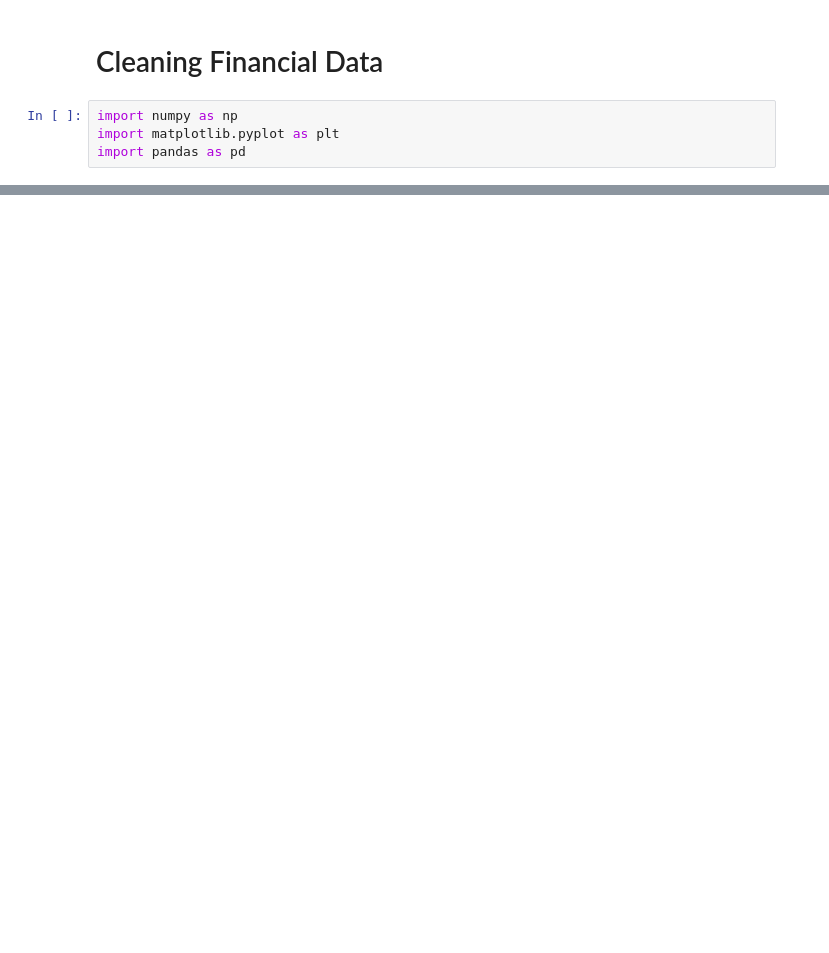
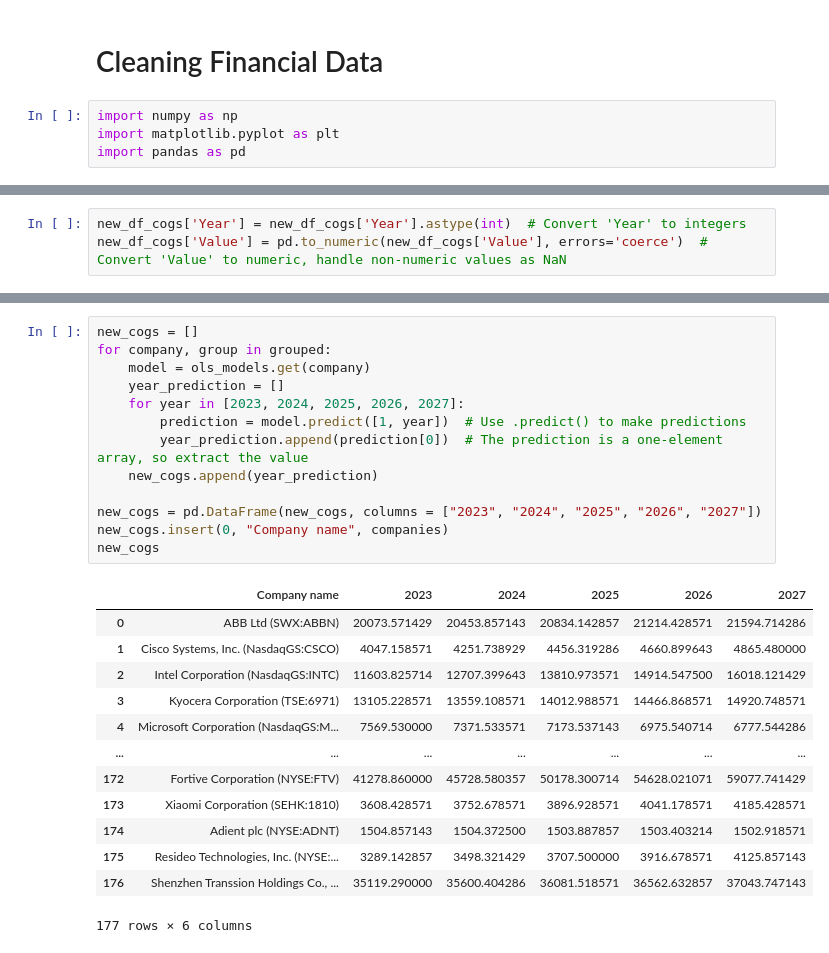
Before and after one commit to lucasleforest/analyticslab, a Jupyter notebook: Clean_Financial_Data.ipynb, the cells around one changed output, grey strips where cells are left out. Drawn from its saved outputs; the diff is of its cells as text; blank space fills up the shorter version.

```diff
--- a/Clean_Financial_Data.ipynb
+++ b/Clean_Financial_Data.ipynb
@@ -56,0 +99,3 @@ array([[2016],
+# %%
+new_df_cogs['Year'] = new_df_cogs['Year'].astype(int)  # Convert 'Year' to integers
+new_df_cogs['Value'] = pd.to_numeric(new_df_cogs['Value'], errors='coerce')  # Convert 'Value' to numeric, handle non-numeric values as NaN
@@ -56,0 +143,27 @@ array([[2016],
+# %%
+new_cogs = []
+for company, group in grouped:
+    model = ols_models.get(company)
+    year_prediction = []
+    for year in [2023, 2024, 2025, 2026, 2027]:
+        prediction = model.predict([1, year])  # Use .predict() to make predictions
+        year_prediction.append(prediction[0])  # The prediction is a one-element array, so extract the value
+    new_cogs.append(year_prediction)
+
+new_cogs = pd.DataFrame(new_cogs, columns = ["2023", "2024", "2025", "2026", "2027"])
+new_cogs.insert(0, "Company name", companies)
+new_cogs
+# %% [output]
+|  | Company name | 2023 | 2024 | 2025 | 2026 | 2027 |
+| 0 | ABB Ltd (SWX:ABBN) | 20073.571429 | 20453.857143 | 20834.142857 | 21214.428571 | 21594.714286 |
+| 1 | Cisco Systems, Inc. (NasdaqGS:CSCO) | 4047.158571 | 4251.738929 | 4456.319286 | 4660.899643 | 4865.480000 |
+| 2 | Intel Corporation (NasdaqGS:INTC) | 11603.825714 | 12707.399643 | 13810.973571 | 14914.547500 | 16018.121429 |
+| 3 | Kyocera Corporation (TSE:6971) | 13105.228571 | 13559.108571 | 14012.988571 | 14466.868571 | 14920.748571 |
+| 4 | Microsoft Corporation (NasdaqGS:M... | 7569.530000 | 7371.533571 | 7173.537143 | 6975.540714 | 6777.544286 |
+| ... | ... | ... | ... | ... | ... | ... |
+| 172 | Fortive Corporation (NYSE:FTV) | 41278.860000 | 45728.580357 | 50178.300714 | 54628.021071 | 59077.741429 |
+| 173 | Xiaomi Corporation (SEHK:1810) | 3608.428571 | 3752.678571 | 3896.928571 | 4041.178571 | 4185.428571 |
+| 174 | Adient plc (NYSE:ADNT) | 1504.857143 | 1504.372500 | 1503.887857 | 1503.403214 | 1502.918571 |
+| 175 | Resideo Technologies, Inc. (NYSE:... | 3289.142857 | 3498.321429 | 3707.500000 | 3916.678571 | 4125.857143 |
+| 176 | Shenzhen Transsion Holdings Co., ... | 35119.290000 | 35600.404286 | 36081.518571 | 36562.632857 | 37043.747143 |
+177 rows × 6 columns
```
Also changed, not shown: parts of 16 cells of this notebook, 2 other files.
